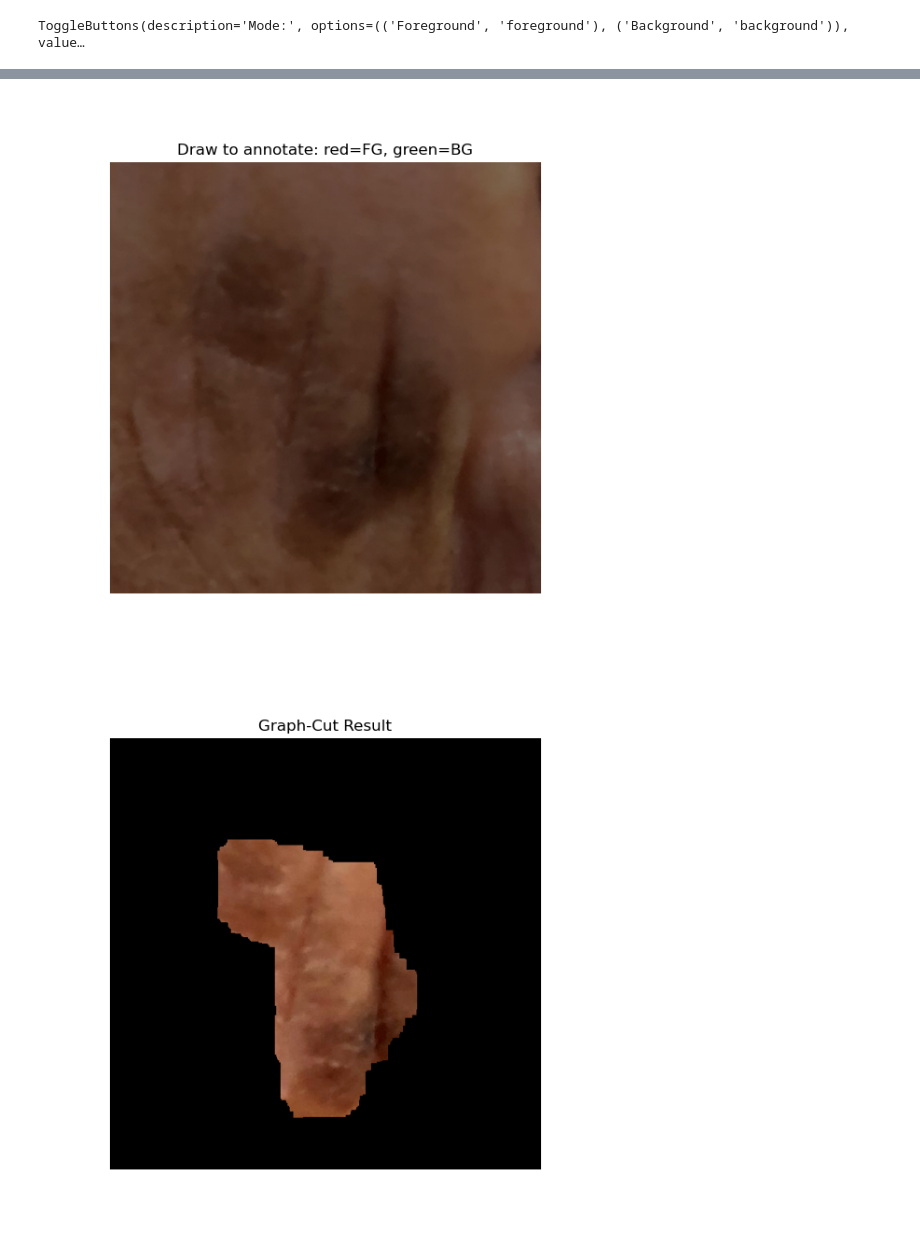
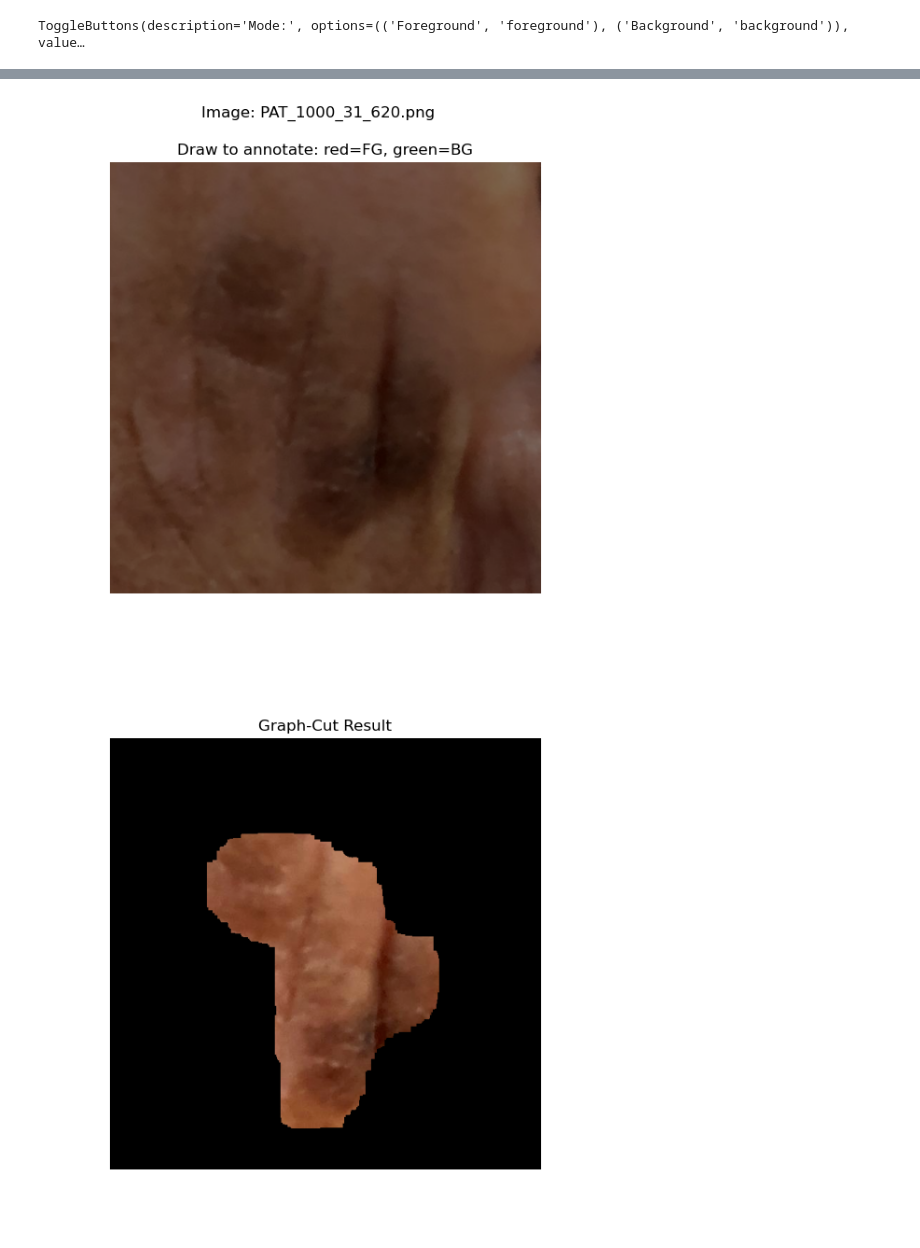
Before and after one commit to chamiyeah/2025-FYP-groupPenguins, a Jupyter notebook: mask_analysis/manual_mask.ipynb, the cells around one changed output, grey strips where cells are left out. Saved outputs shown, nothing was run; the diff lists cells and outputs as text; code cells hidden in the pictures.

```diff
--- a/mask_analysis/manual_mask.ipynb
+++ b/mask_analysis/manual_mask.ipynb
@@ -7,7 +7,7 @@ import numpy as np
 import matplotlib.pyplot as plt
 import ipywidgets as widgets
 from matplotlib.patches import Circle
-import maxflow  # PyMaxflow for segmentation
+import maxflow
 
 # ------------------- Load image -------------------
 base_path = os.getcwd()
@@ -24,7 +24,7 @@ image = cv2.cvtColor(image_bgr, cv2.COLOR_BGR2RGB)
 # ------------------- Initialize variables -------------------
 scribble_mask = np.zeros(image.shape[:2], dtype=np.uint8)
 overlay_data = np.zeros_like(image, dtype=np.uint8)
-brush_radius = 5
+brush_radius = 15
 current_mode = 'foreground'
 mask_value = 1
 dragging = False
@@ -122,33 +122,34 @@ def on_segment_clicked(b):
     plt.show()
 # ----------------------------------------------------
 
 # ------------------- UI setup -------------------
-fig, ax = plt.subplots(figsize=(6, 6))
+fig, ax = plt.subplots(figsize=(6, 6), num=image_files[0])
+fig.suptitle(f"Image: {image_files[0]}", fontsize=12)
 ax.imshow(image)
 overlay_img = ax.imshow(overlay_data, alpha=0.5)
 ax.set_title("Draw to annotate: red=FG, green=BG")
 ax.axis('off')
 
 fig.canvas.mpl_connect('button_press_event', on_press)
 fig.canvas.mpl_connect('motion_notify_event', on_motion)
 fig.canvas.mpl_connect('button_release_event', on_release)
 
 mode_selector = widgets.ToggleButtons(
     options=[('Foreground', 'foreground'), ('Background', 'background')],
     description='Mode:',
 )
 mode_selector.observe(on_mode_change, names='value')
 display(mode_selector)
 
 segment_button = widgets.Button(description="Run Graph-Cut")
 segment_button.on_click(on_segment_clicked)
 display(segment_button)
 
 on_mode_change({'new': 'foreground'})  # set default mode
 plt.show()
 # -----------------------------------------------------
 # %% [output]
 ToggleButtons(description='Mode:', options=(('Foreground', 'foreground'), ('Background', 'background')), value…
 [interactive output not drawn]
-[figure, old version]
+[figure, new version]
-[figure, old version]
+[figure, new version]
```
Also changed, not shown: parts of 1 cell of this notebook, 2 other files.
